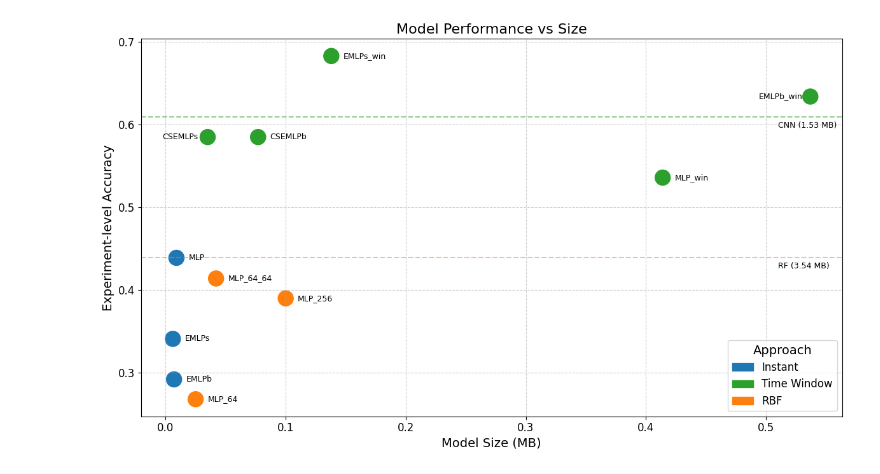
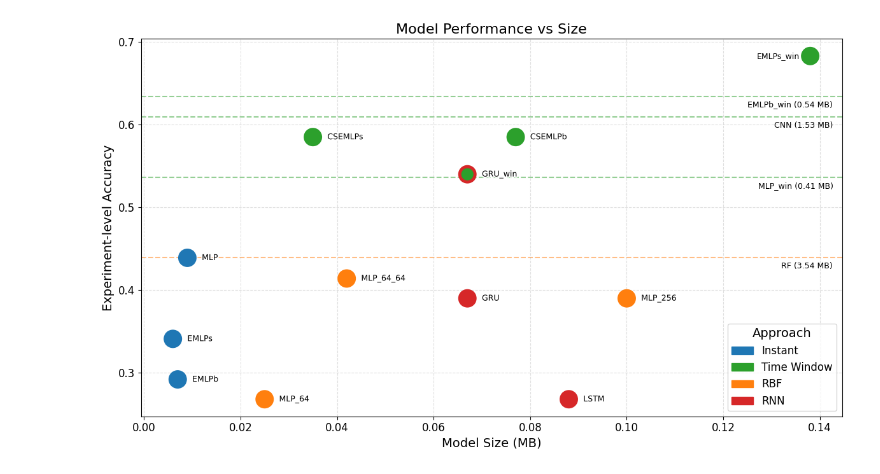
Before and after one commit to mich1803/sensor-ts-classification, a Jupyter notebook: plot.ipynb, the cells around one changed output. Saved outputs shown, nothing was run; the diff lists cells and outputs as text; code cells hidden in the pictures.

```diff
--- a/plot.ipynb
+++ b/plot.ipynb
@@ -1,73 +1,96 @@
 # %%
 import matplotlib.pyplot as plt
 import matplotlib.patches as mpatches
+import matplotlib.patheffects as pe
 
 # Dati aggiornati
 model_names = [
     "MLP", "EMLPs", "EMLPb",
-    "MLP_win", "EMLPs_win", "EMLPb_win", "CSEMLPs", "CSEMLPb",
-    "MLP_64", "MLP_256", "MLP_64_64"
+    "EMLPs_win", "CSEMLPs", "CSEMLPb",
+    "MLP_64", "MLP_256", "MLP_64_64",
+    "GRU", "LSTM",
+    "GRU_win"
 ]
 model_sizes = [
     0.009, 0.006, 0.007,
-    0.414, 0.138, 0.537, 0.035, 0.077,
-    0.025, 0.100, 0.042
+    0.138, 0.035, 0.077,
+    0.025, 0.100, 0.042,
+    0.067, 0.088,
+    0.067
 ]
 experiment_accuracies = [
     0.439, 0.341, 0.292,
-    0.536, 0.683, 0.634, 0.585, 0.585,
-    0.268, 0.390, 0.414
+    0.683, 0.585, 0.585,
+    0.268, 0.390, 0.414,
+    0.390, 0.268,
+    0.540
 ]
 approaches = [
     "Instant", "Instant", "Instant",
-    "Time Window", "Time Window", "Time Window", "Time Window", "Time Window",
-    "RBF", "RBF", "RBF"
+    "Time Window", "Time Window", "Time Window",
+    "RBF", "RBF", "RBF",
+    "RNN", "RNN",
+    "RNN/Time Window"
 ]
 
 # Colori
 approach_colors = {
     "Instant": "tab:blue",
     "Time Window": "tab:green",
-    "RBF": "tab:orange"
+    "RBF": "tab:orange",
+    "RNN": "tab:red",
 }
-colors = [approach_colors[app] for app in approaches]
+colors = []
+edgecolors = []
+
+for app in approaches:
+    if app == "RNN/Time Window":
+        colors.append(approach_colors["Time Window"])
+        edgecolors.append(approach_colors["RNN"])
+    else:
+        colors.append(approach_colors[app])
+        edgecolors.append(approach_colors[app])
 
 # Inizializza grafico
 plt.figure(figsize=(12, 7))
-scatter = plt.scatter(model_sizes, experiment_accuracies, s=300, c=colors)
+scatter = plt.scatter(model_sizes, experiment_accuracies, s=300, c=colors, edgecolors=edgecolors, linewidths=3.5, zorder = 3)
 
-# Linee orizzontali per CNN e RF
-plt.axhline(y=0.609, color=approach_colors["Time Window"], linestyle='--', alpha=0.5)
-plt.text(0.51, 0.599, "CNN (1.53 MB)", color='black', va='center', fontsize=9)
+# Linee orizzontali per EMLPb_win, MLP_win, CNN e RF
+plt.axhline(y=0.609, color=approach_colors["Time Window"], linestyle='--', alpha=0.5, zorder = 1)
+plt.text(0.1305, 0.599, "CNN (1.53 MB)", color='black', va='center', fontsize=9, zorder = 2)
 
-plt.axhline(y=0.439, color=approach_colors["RBF"], linestyle='--', alpha=0.5)
-plt.text(0.51, 0.429, "RF (3.54 MB)", color='black', va='center', fontsize=9)
+plt.axhline(y=0.634, color=approach_colors["Time Window"], linestyle='--', alpha=0.5, zorder = 1)
+plt.text(0.125, 0.624, "EMLPb_win (0.54 MB)", color='black', va='center', fontsize=9, zorder = 2)
+
+plt.axhline(y=0.536, color=approach_colors["Time Window"], linestyle='--', alpha=0.5, zorder = 1)
+plt.text(0.1273, 0.526, "MLP_win (0.41 MB)", color='black', va='center', fontsize=9, zorder = 2)
+
+plt.axhline(y=0.439, color=approach_colors["RBF"], linestyle='--', alpha=0.5, zorder = 1)
+plt.text(0.132, 0.429, "RF (3.54 MB)", color='black', va='center', fontsize=9, zorder = 2)
+
 
 # Annotazioni
 for name, x, y in zip(model_names, model_sizes, experiment_accuracies):
-    if name == "CSEMLPs":
-        plt.text(x - 0.038, y, name, fontsize=9, color='black', ha='left', va='center')
-    elif name == "EMLPb_win":
-        plt.text(x - 0.043, y, name, fontsize=9, color='black', ha='left', va='center')
+    if name == "EMLPs_win":
+        plt.text(x - 0.011, y, name, fontsize=9, color='black', ha='left', va='center')
     else:
-        plt.text(x + 0.01, y, name, fontsize=9, color='black', ha='left', va='center')
-
+        plt.text(x + 0.003, y, name, fontsize=9, color='black', ha='left', va='center', path_effects = [pe.withStroke(linewidth=3, foreground="white")], zorder=2)
 
 # Etichette e stile
 plt.xlabel("Model Size (MB)", fontsize=14)
 plt.xticks(fontsize=12)
 plt.ylabel("Experiment-level Accuracy", fontsize=14)
 plt.yticks(fontsize=12)
 plt.title("Model Performance vs Size", fontsize=16)
-plt.grid(True, linestyle='--', alpha=0.6)
+plt.grid(True, linestyle='--', alpha=0.4)
 
-# Legenda
+# Legenda senza "RNN/Time Window"
 legend_elements = [mpatches.Patch(color=c, label=a) for a, c in approach_colors.items()]
 plt.legend(handles=legend_elements, title="Approach", loc='lower right', fontsize=12, title_fontsize=14)
 
 # Salva
 plt.tight_layout()
 plt.savefig("model_performance_vs_size_lines.png", dpi=300)
 plt.show()
 # %% [output]
-[figure, old version]
+[figure, new version]
```
Also changed, not shown: 3 other files.
